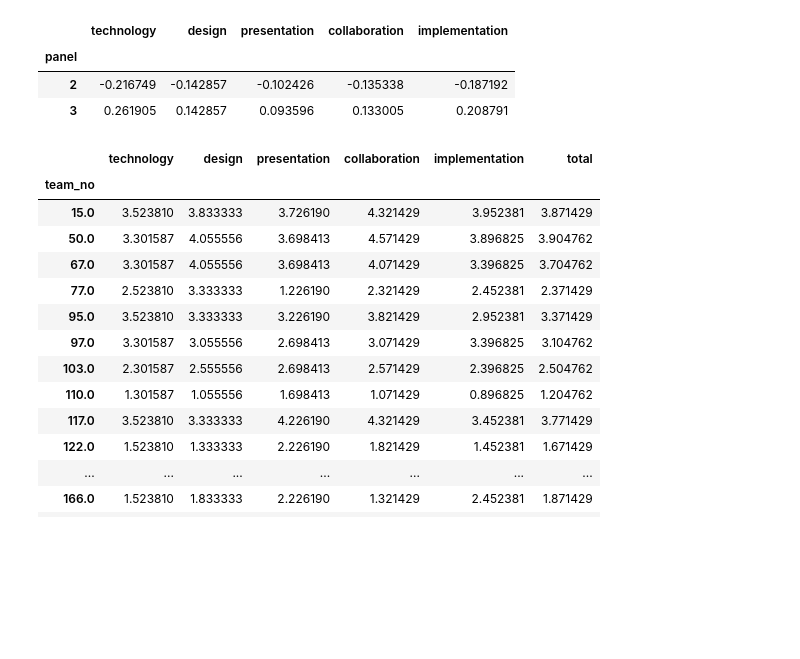
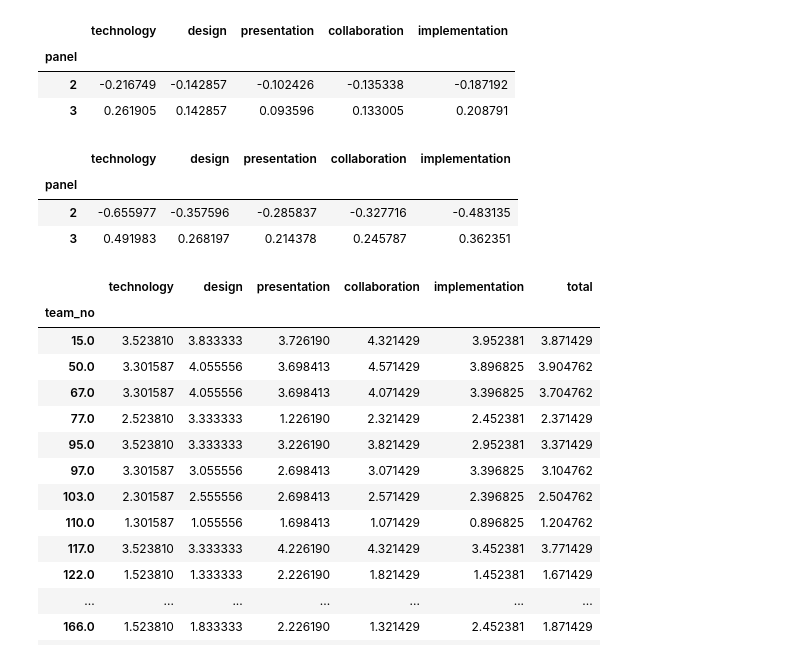
Before and after one commit to gjaynir0508/hfest24-scoring, a Jupyter notebook: score_adjusted.ipynb, the cells around one changed output. Drawn from its saved outputs; the diff is of its cells as text; code cells hidden in the pictures; blank space fills up the shorter version.

```diff
--- a/score_adjusted.ipynb
+++ b/score_adjusted.ipynb
@@ -80,6 +80,14 @@ adj_fac_div
 | panel |  |  |  |  |  |
 | 2 | -0.216749 | -0.142857 | -0.102426 | -0.135338 | -0.187192 |
 | 3 | 0.261905 | 0.142857 | 0.093596 | 0.133005 | 0.208791 |
+# %%
+adj_fac_sd = adj_fac / df[cols].std()
+adj_fac_sd
+# %% [output]
+|  | technology | design | presentation | collaboration | implementation |
+| panel |  |  |  |  |  |
+| 2 | -0.655977 | -0.357596 | -0.285837 | -0.327716 | -0.483135 |
+| 3 | 0.491983 | 0.268197 | 0.214378 | 0.245787 | 0.362351 |
 # %%
 df_adj = df.copy()
 df_adj[cols] += adj_fac
```
Also changed, not shown: parts of 1 cell of this notebook, 1 other file.
